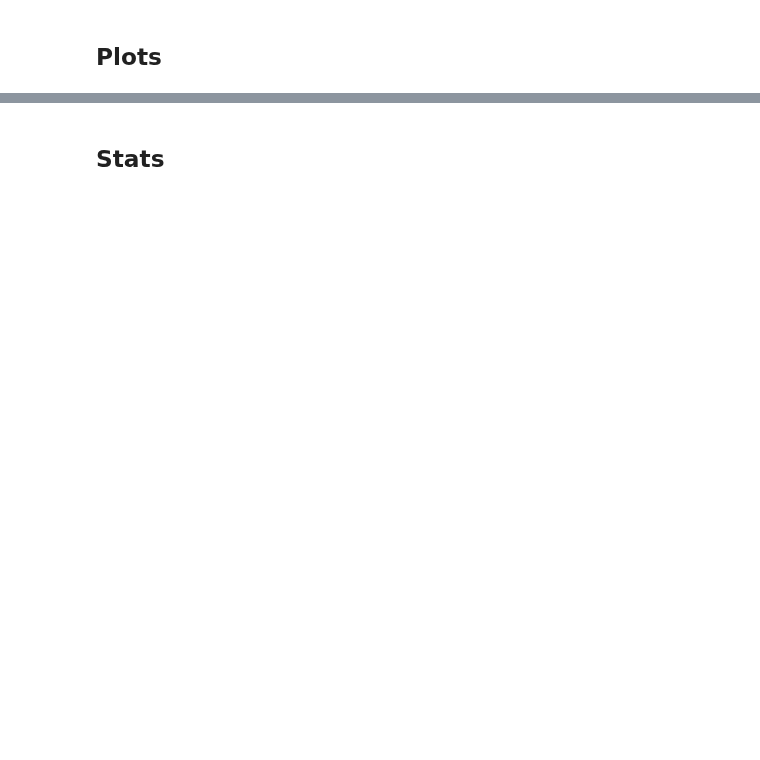
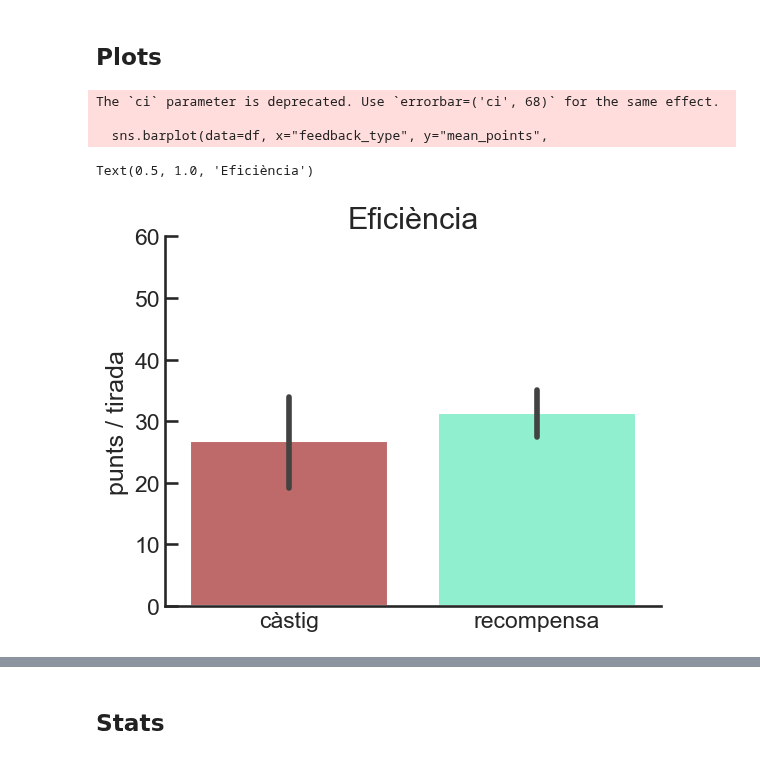
Before and after one commit to davidbestue/OpenBrains, a Jupyter notebook: Diana_analysis/analysis_diana.ipynb, the cells around one changed output, grey strips where cells are left out. Drawn from its saved outputs; the diff is of its cells as text; code cells hidden in the pictures; blank space fills up the shorter version.

```diff
--- a/Diana_analysis/analysis_diana.ipynb
+++ b/Diana_analysis/analysis_diana.ipynb
@@ -89,6 +89,26 @@ sns.set_context("talk")
 c_guiatge =  '#e59500'
 c_recompensa= 'aquamarine' # '#002642'
 c_castig= 'indianred'  # '#840032'
+# %%
+sns.barplot(data=df, x="feedback_type", y="mean_points",
+            order=['càstig', 'recompensa'],
+            ci=68,  palette=[c_castig, c_recompensa, c_guiatge])
+
+plt.gca().spines['right'].set_visible(False)  # aesthetics                                                                              # remove right spines
+plt.gca().spines['top'].set_visible(False)                                                                                  # remove top spines
+plt.gca().get_xaxis().tick_bottom()
+plt.gca().get_yaxis().tick_left()
+plt.gca().tick_params(direction='in') #direction
+plt.gca().set_ylim(0,60)
+plt.xlabel('')
+plt.ylabel('punts / tirada');
+plt.title('Eficiència', fontsize=22)
+# %% [output]
+The `ci` parameter is deprecated. Use `errorbar=('ci', 68)` for the same effect.
+
+  sns.barplot(data=df, x="feedback_type", y="mean_points",
+Text(0.5, 1.0, 'Eficiència')
+[figure, added]
 # %%
 sns.barplot(data=df, x="feedback_type", y="mean_points",
             order=['càstig', 'recompensa', 'guiatge'],
```
Also changed, not shown: parts of 7 cells of this notebook, 1 other file.
